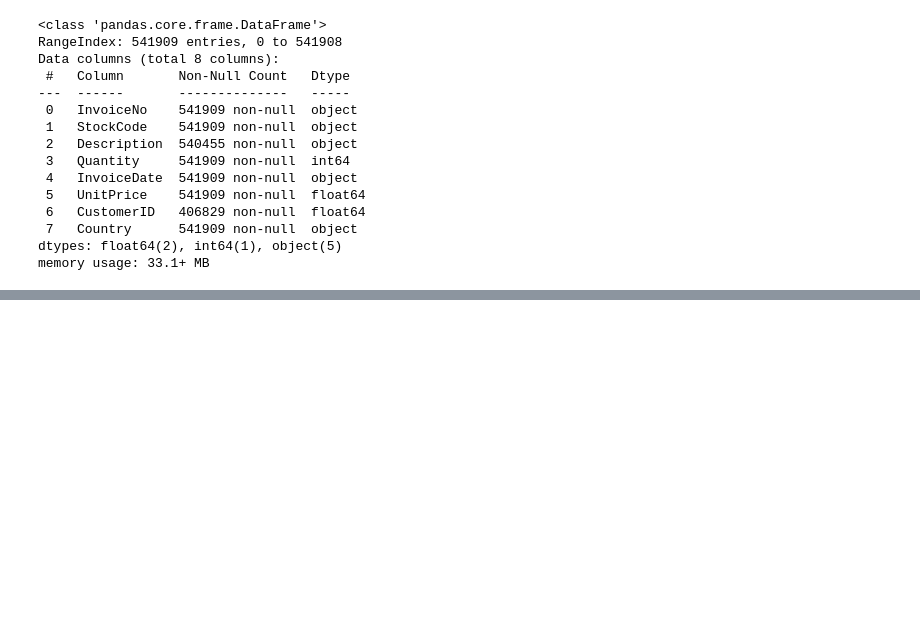
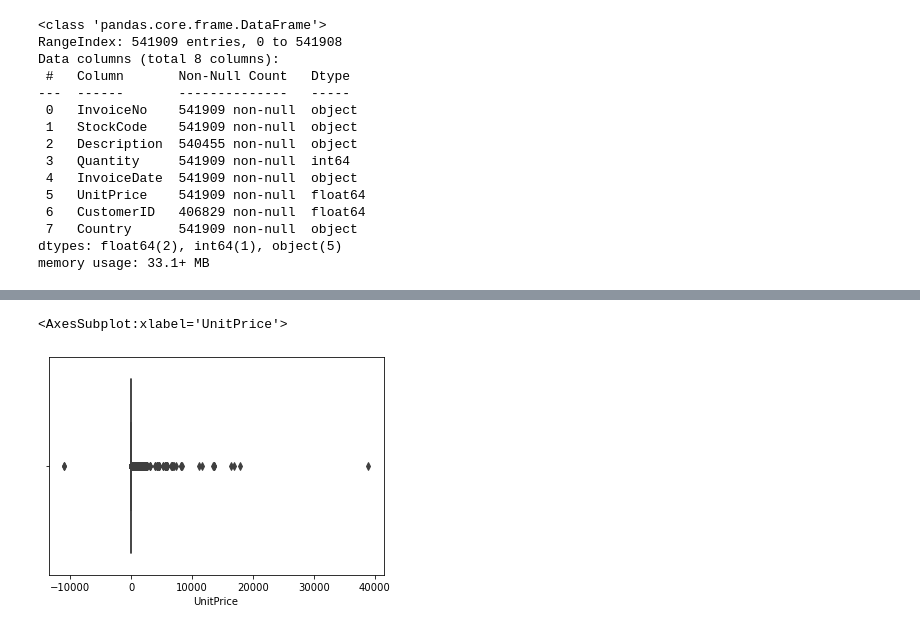
Before and after one commit to Trang27cl/testgit, a Jupyter notebook: OnlineRetail.ipynb, the cells around one changed output, grey strips where cells are left out. Saved outputs shown, nothing was run; the diff lists cells and outputs as text; code cells hidden in the pictures; blank space fills up the shorter version.

```diff
--- a/OnlineRetail.ipynb
+++ b/OnlineRetail.ipynb
@@ -124,0 +181,5 @@ data['Total'] = data['Amount'].astype(str) + " - " + data['Discount'].astype(str
+# %%
+sns.boxplot(df2['UnitPrice'])
+# %% [output]
+<AxesSubplot:xlabel='UnitPrice'>
+[figure, added]
```
Also changed, not shown: parts of 11 cells of this notebook.
